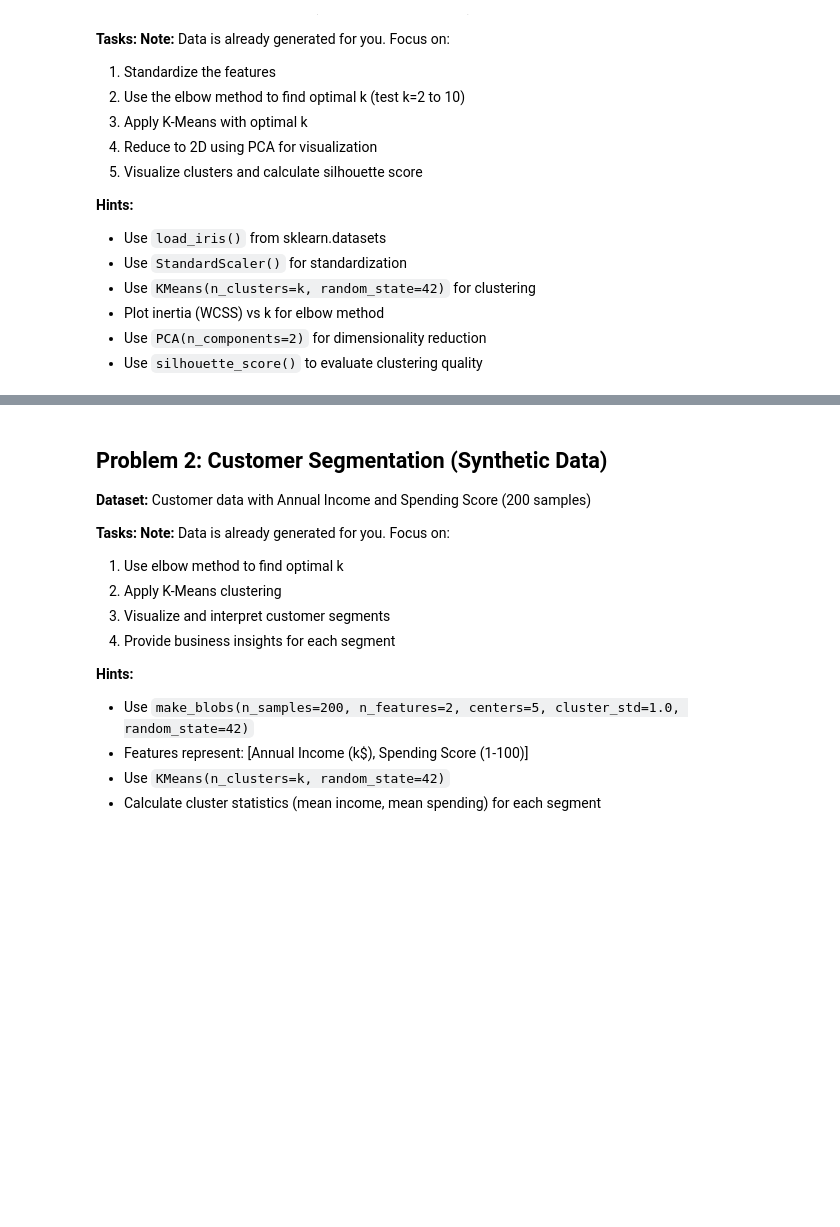
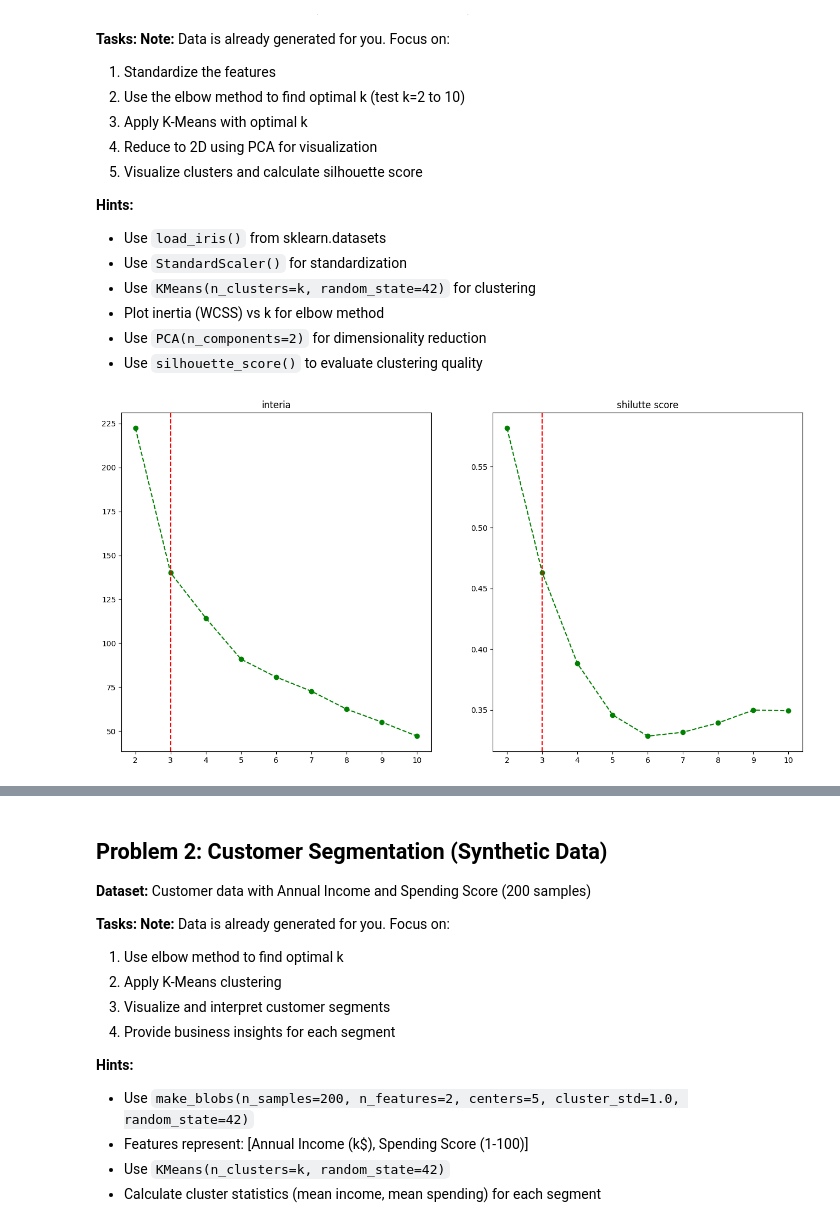
Before and after one commit to kumaramardeep342/AI_Lab, a Jupyter notebook: 7_tutorial_clustering/Clustering_Tutorial_Student.ipynb, the cells around one changed output, grey strips where cells are left out. Cells and saved outputs as stored; diff of their text form; code cells hidden in the pictures; blank space fills up the shorter version.

```diff
--- a/7_tutorial_clustering/Clustering_Tutorial_Student.ipynb
+++ b/7_tutorial_clustering/Clustering_Tutorial_Student.ipynb
@@ -48,6 +48,56 @@ plt.rcParams['figure.figsize'] = (12, 5)
 - Plot inertia (WCSS) vs k for elbow method
 - Use `PCA(n_components=2)` for dimensionality reduction
 - Use `silhouette_score()` to evaluate clustering quality
+# %%
+# steps :
+# load dataset + read dataset
+# standardize dataset
+# apply kmeans - interia + shilutte score
+# apply pca
+
+# load dataset + read dataset
+from sklearn.datasets import load_iris
+iris = load_iris()
+X_iris = iris.data
+y_trye = iris.target
+
+# standardize dataset
+from sklearn.preprocessing import StandardScaler
+scaler = StandardScaler()
+X_scaled = scaler.fit_transform(X_iris)
+
+
+# apply kmeans - interia + shilutte score
+interia = []
+shilutte_score = []
+k_range = range(2,11)
+from sklearn.cluster import KMeans
+from sklearn.metrics import silhouette_score
+for i in range(2,11):
+    kmeans = KMeans(n_clusters=i, init='k-means++', n_init=5)
+    kmeans.fit(X_scaled)
+    interia.append(kmeans.inertia_)
+    shilutte_score.append(silhouette_score(X=X_scaled, labels=kmeans.labels_))
+
+# visualize the interia  and shilutte score
+import matplotlib.pyplot as plt
+fig,axes = plt.subplots(nrows=1,ncols=2,figsize=(16,8))
+axes[0].plot(k_range,interia,marker='o',color = 'green',linestyle='dashed')
+axes[0].set_title("interia")
+axes[0].axvline(x=3,color='r',linestyle='--')
+
+axes[1].plot(k_range,shilutte_score,marker='o',color='green',linestyle='dashed')
+axes[1].set_title("shilutte score")
+axes[1].axvline(x=3,color='r',linestyle='--')
+
+# cluster number = 3 is better
+
+# pca with n_components = 2
+from sklearn.decomposition import PCA
+pca = PCA(n_components=2,random_state=42)
+X_scaled_pca = pca.fit_transform(X_scaled)
+# %% [output]
+[figure, added]
 # %%
 # Load and prepare data
 iris = load_iris()
```
Also changed, not shown: parts of 27 cells of this notebook, 9 other files.
